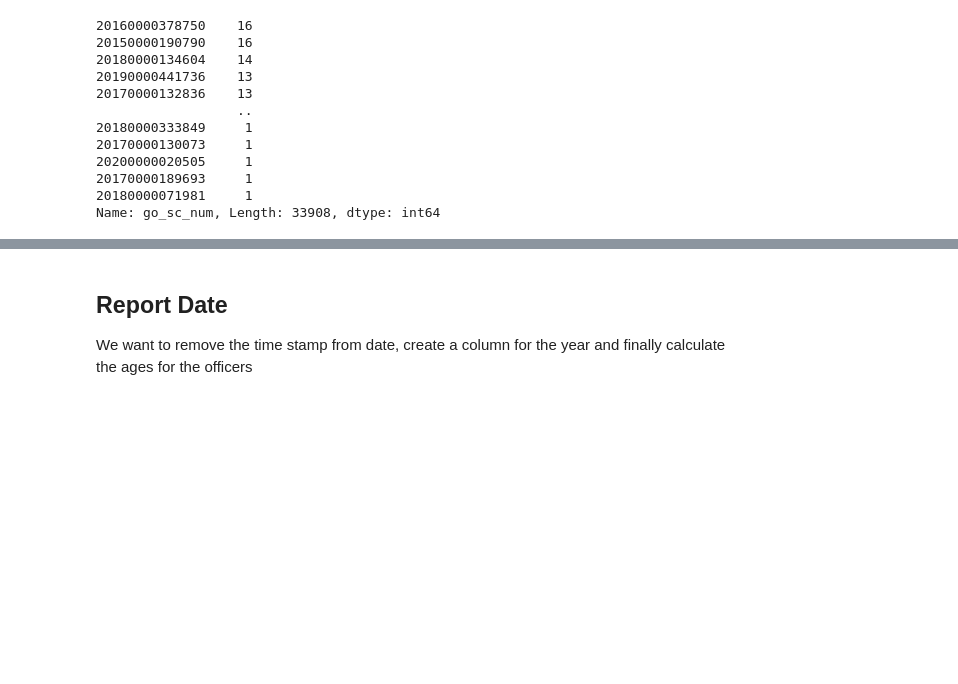
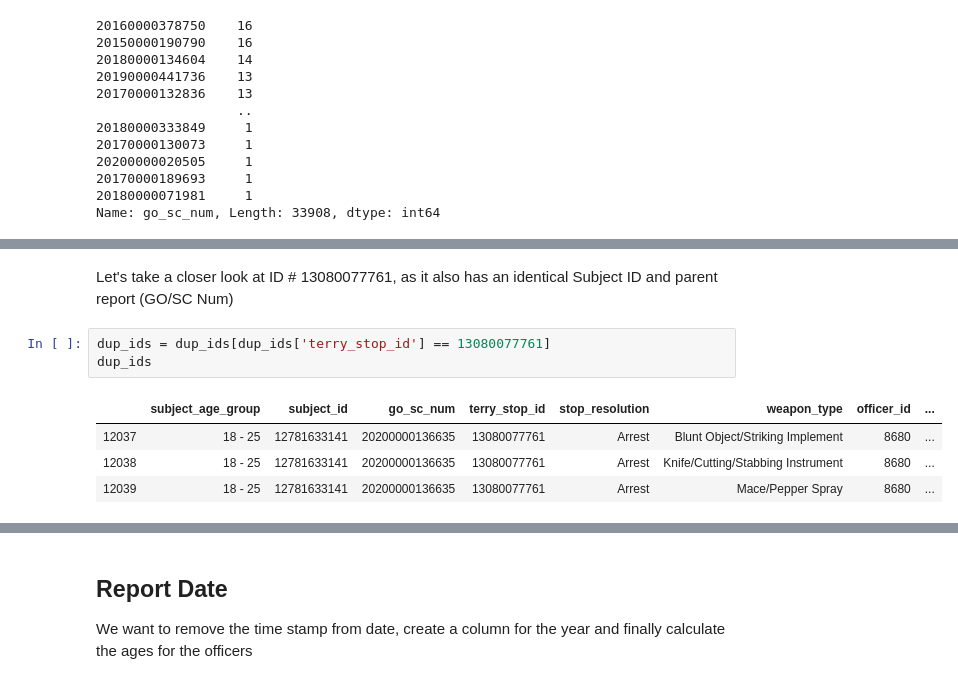
Before and after one commit to bmauss/LogReg_Analysis_of_Terry_Stops, a Jupyter notebook: Obtaining and Scrubbing Data.ipynb, the cells around one changed output, grey strips where cells are left out. Saved outputs shown, nothing was run; the diff lists cells and outputs as text; blank space fills up the shorter version.

```diff
--- a/Obtaining and Scrubbing Data.ipynb
+++ b/Obtaining and Scrubbing Data.ipynb
@@ -302,0 +355,10 @@ From the dates, the separate Terry Stop ID's, the different Stop Resolutions and
+# %% [markdown]
+Let's take a closer look at ID # 13080077761, as it also has an identical Subject ID and parent report (GO/SC Num)
+# %%
+dup_ids = dup_ids[dup_ids['terry_stop_id'] == 13080077761]
+dup_ids
+# %% [output]
+|  | subject_age_group | subject_id | go_sc_num | terry_stop_id | stop_resolution | weapon_type | officer_id | ... |
+| 12037 | 18 - 25 | 12781633141 | 20200000136635 | 13080077761 | Arrest | Blunt Object/Striking Implement | 8680 | ... |
+| 12038 | 18 - 25 | 12781633141 | 20200000136635 | 13080077761 | Arrest | Knife/Cutting/Stabbing Instrument | 8680 | ... |
+| 12039 | 18 - 25 | 12781633141 | 20200000136635 | 13080077761 | Arrest | Mace/Pepper Spray | 8680 | ... |
```
Also changed, not shown: parts of 58 cells of this notebook.
